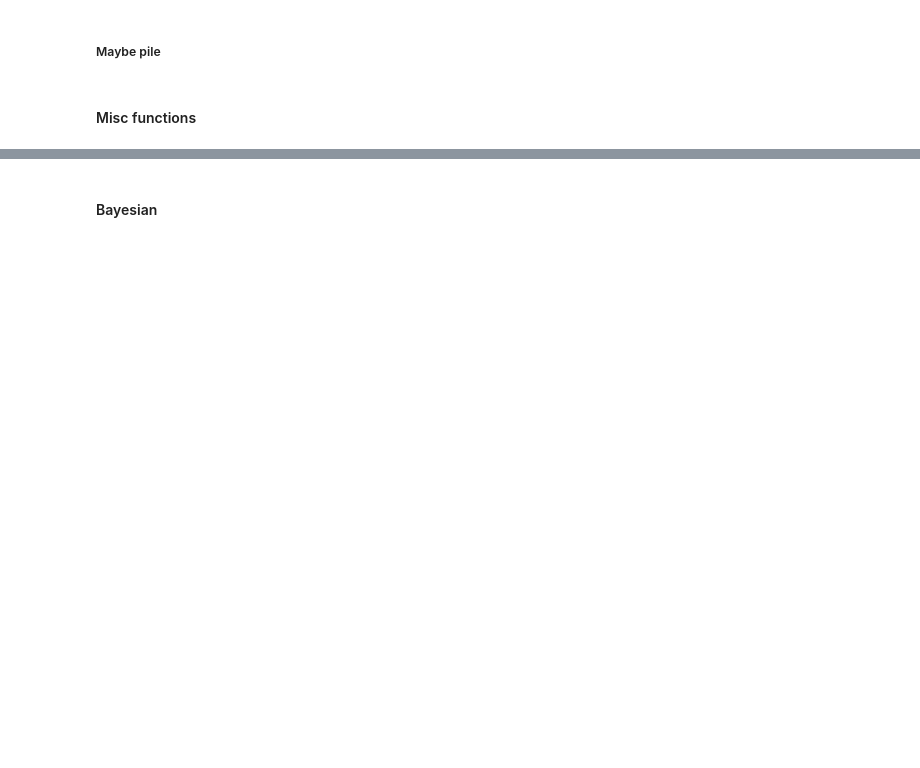
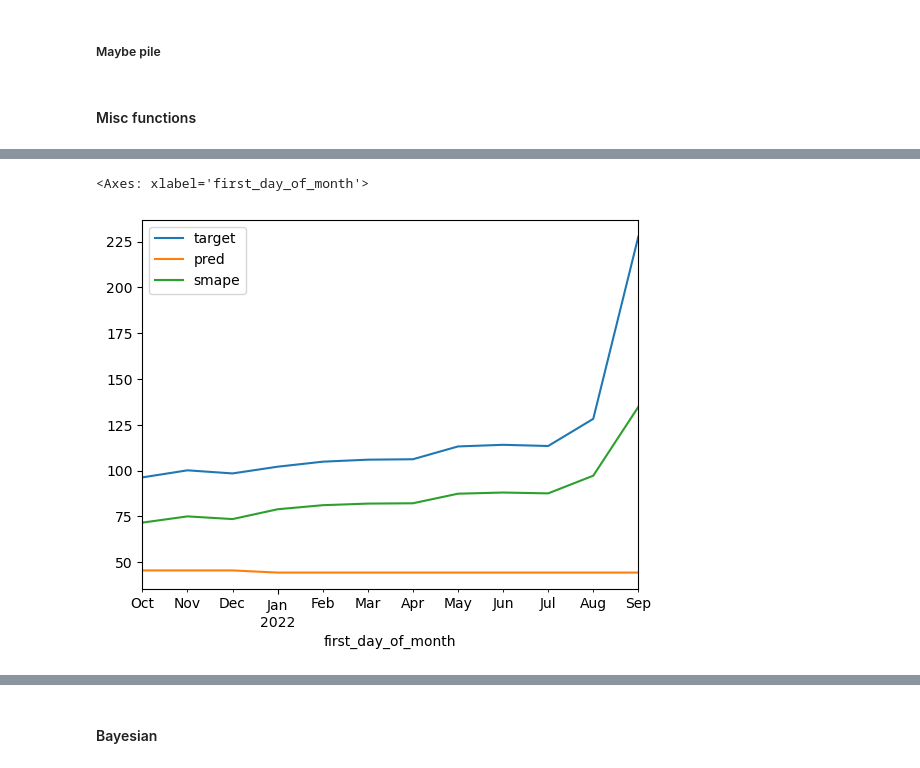
Before and after one commit to olympus999/godaddy-microbusiness-density-forecasting, a Jupyter notebook: notebooks/starter.ipynb, the cells around one changed output, grey strips where cells are left out. Saved outputs shown, nothing was run; the diff lists cells and outputs as text; code cells hidden in the pictures; blank space fills up the shorter version.

```diff
--- a/notebooks/starter.ipynb
+++ b/notebooks/starter.ipynb
@@ -605,0 +1186,5 @@ class LightGBMBayesian:
+# %%
+data_eval[data_eval['cfips'] == 56033].set_index('first_day_of_month')[['target', 'pred', 'smape']].plot()
+# %% [output]
+<Axes: xlabel='first_day_of_month'>
+[figure, added]
```
Also changed, not shown: parts of 119 cells of this notebook.
